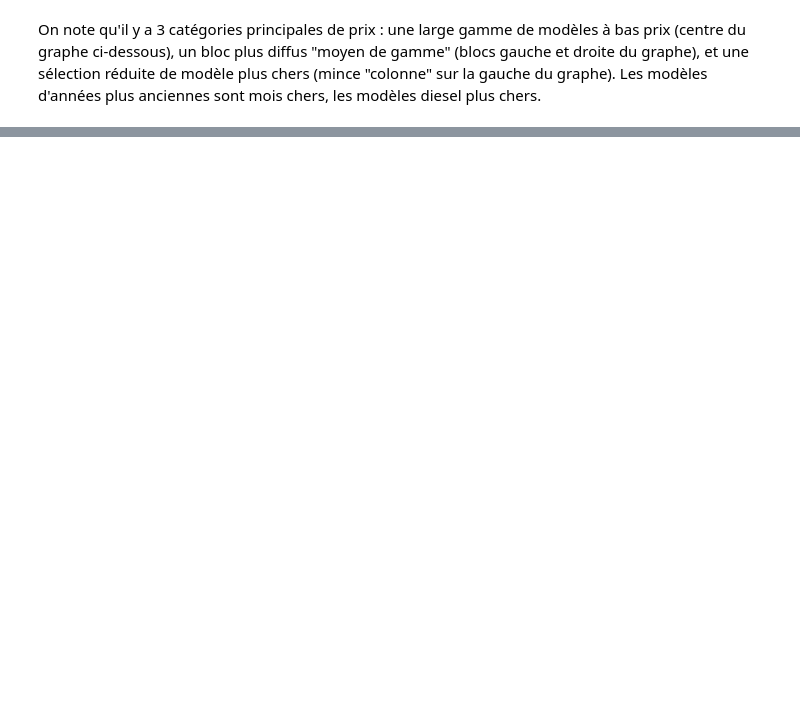
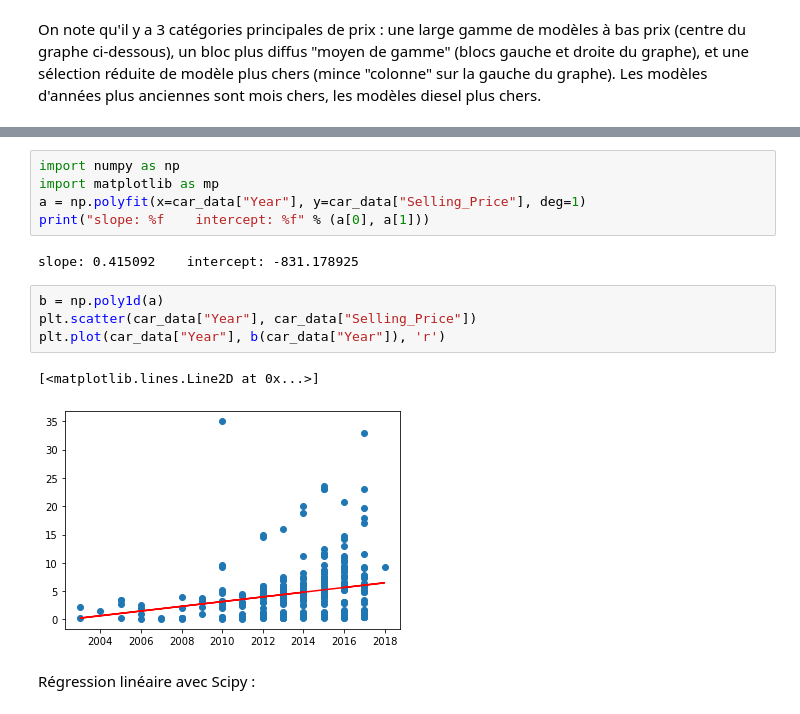
Before and after one commit to archenju/cardata, a Jupyter notebook: 20201102_CarData_Julien.ipynb, the cells around one changed output, grey strips where cells are left out. Drawn from its saved outputs; the diff is of its cells as text; blank space fills up the shorter version.

```diff
--- a/20201102_CarData_Julien.ipynb
+++ b/20201102_CarData_Julien.ipynb
@@ -130,0 +143,16 @@ sb.regplot(x="Year", y="Selling_Price", data=car_data)
+# %%
+import numpy as np
+import matplotlib as mp
+a = np.polyfit(x=car_data["Year"], y=car_data["Selling_Price"], deg=1)
+print("slope: %f    intercept: %f" % (a[0], a[1]))
+# %% [output]
+slope: 0.415092    intercept: -831.178925
+# %%
+b = np.poly1d(a)
+plt.scatter(car_data["Year"], car_data["Selling_Price"])
+plt.plot(car_data["Year"], b(car_data["Year"]), 'r')
+# %% [output]
+[<matplotlib.lines.Line2D at 0x...>]
+[figure, added]
+# %% [markdown]
+Régression linéaire avec Scipy :
```
Also changed, not shown: parts of 25 cells of this notebook.
